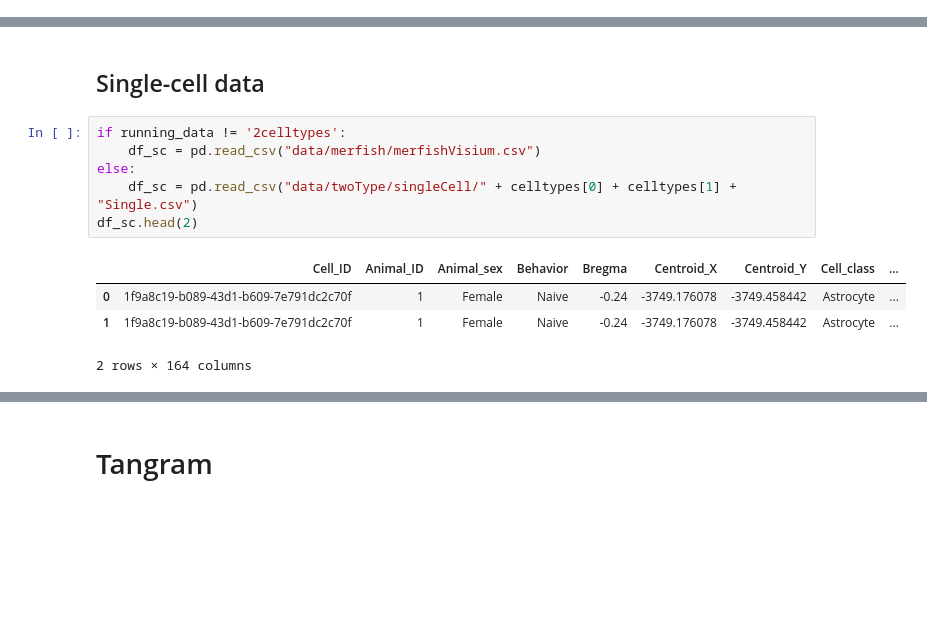
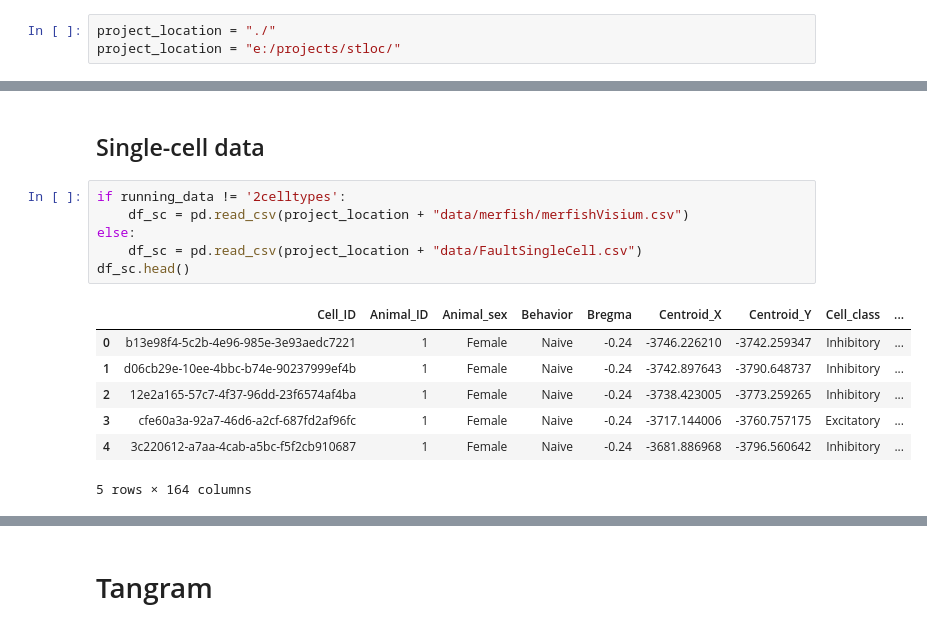
Before and after one commit to 3N4N/stloc, a Jupyter notebook: MERFISH_Tangram.ipynb, the cells around one changed output, grey strips where cells are left out. Drawn from its saved outputs; the diff is of its cells as text; blank space fills up the shorter version.

```diff
--- a/MERFISH_Tangram.ipynb
+++ b/MERFISH_Tangram.ipynb
@@ -25,6 +28,9 @@ plt.rcParams['figure.figsize'] = [10,5]
 import torch
 torch.cuda.empty_cache()
 device = torch.device("cpu")
+# %%
+project_location = "./"
+project_location = "e:/projects/stloc/"
 # %% [markdown]
 # Load data
 # %%
@@ -93,15 +121,18 @@ dtype: int64
 ## Single-cell data
 # %%
 if running_data != '2celltypes':
-    df_sc = pd.read_csv("data/merfish/merfishVisium.csv")
+    df_sc = pd.read_csv(project_location + "data/merfish/merfishVisium.csv")
 else:
-    df_sc = pd.read_csv("data/twoType/singleCell/" + celltypes[0] + celltypes[1] + "Single.csv")
-df_sc.head(2)
+    df_sc = pd.read_csv(project_location + "data/FaultSingleCell.csv")
+df_sc.head()
 # %% [output]
 |  | Cell_ID | Animal_ID | Animal_sex | Behavior | Bregma | Centroid_X | Centroid_Y | Cell_class | ... |
-| 0 | 1f9a8c19-b089-43d1-b609-7e791dc2c70f | 1 | Female | Naive | -0.24 | -3749.176078 | -3749.458442 | Astrocyte | ... |
-| 1 | 1f9a8c19-b089-43d1-b609-7e791dc2c70f | 1 | Female | Naive | -0.24 | -3749.176078 | -3749.458442 | Astrocyte | ... |
+| 0 | b13e98f4-5c2b-4e96-985e-3e93aedc7221 | 1 | Female | Naive | -0.24 | -3746.226210 | -3742.259347 | Inhibitory | ... |
+| 1 | d06cb29e-10ee-4bbc-b74e-90237999ef4b | 1 | Female | Naive | -0.24 | -3742.897643 | -3790.648737 | Inhibitory | ... |
+| 2 | 12e2a165-57c7-4f37-96dd-23f6574af4ba | 1 | Female | Naive | -0.24 | -3738.423005 | -3773.259265 | Inhibitory | ... |
+| 3 | cfe60a3a-92a7-46d6-a2cf-687fd2af96fc | 1 | Female | Naive | -0.24 | -3717.144006 | -3760.757175 | Excitatory | ... |
+| 4 | 3c220612-a7aa-4cab-a5bc-f5f2cb910687 | 1 | Female | Naive | -0.24 | -3681.886968 | -3796.560642 | Inhibitory | ... |
-2 rows × 164 columns
+5 rows × 164 columns
 # %%
 counts_sc = df_sc[genes]
 obs_sc = df_sc[[x for x in df_sc.columns if x not in genes]]
```
Also changed, not shown: parts of 32 cells of this notebook.
